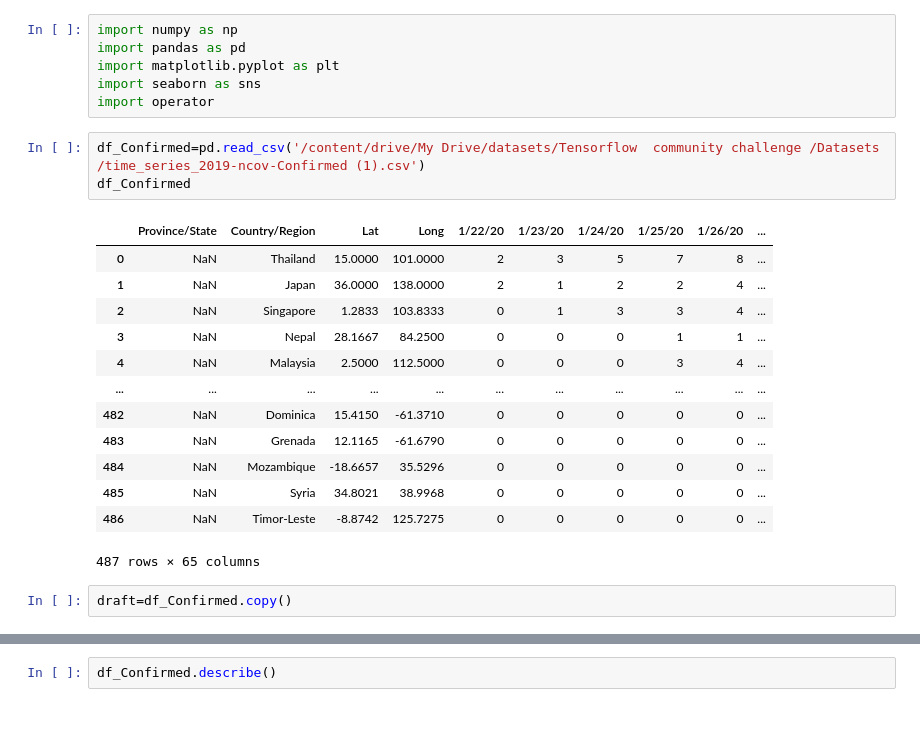
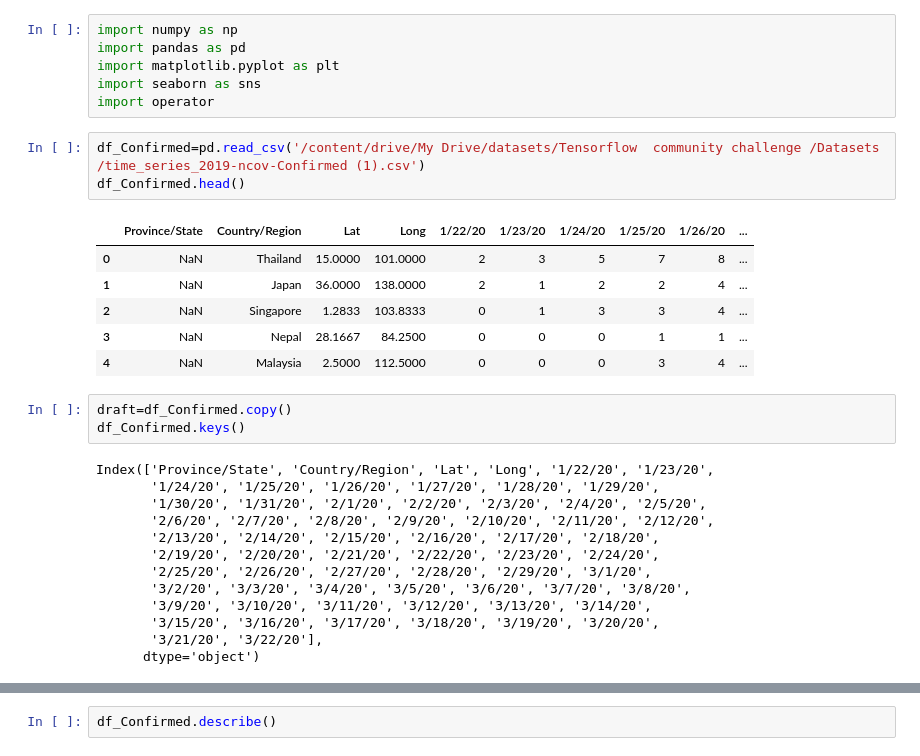
Before and after one commit to vipulgote1999/-10daysofMLChallenge, a Jupyter notebook: Day_1_.ipynb, the cells around one changed output, grey strips where cells are left out. Cells and saved outputs as stored; diff of their text form; blank space fills up the shorter version.

```diff
--- a/Day_1_.ipynb
+++ b/Day_1_.ipynb
@@ -8,20 +8,27 @@ import seaborn as sns
 import operator
 # %%
 df_Confirmed=pd.read_csv('/content/drive/My Drive/datasets/Tensorflow  community challenge /Datasets /time_series_2019-ncov-Confirmed (1).csv')
-df_Confirmed
+df_Confirmed.head()
 # %% [output]
 |  | Province/State | Country/Region | Lat | Long | 1/22/20 | 1/23/20 | 1/24/20 | 1/25/20 | 1/26/20 | ... |
 | 0 | NaN | Thailand | 15.0000 | 101.0000 | 2 | 3 | 5 | 7 | 8 | ... |
 | 1 | NaN | Japan | 36.0000 | 138.0000 | 2 | 1 | 2 | 2 | 4 | ... |
 | 2 | NaN | Singapore | 1.2833 | 103.8333 | 0 | 1 | 3 | 3 | 4 | ... |
 | 3 | NaN | Nepal | 28.1667 | 84.2500 | 0 | 0 | 0 | 1 | 1 | ... |
 | 4 | NaN | Malaysia | 2.5000 | 112.5000 | 0 | 0 | 0 | 3 | 4 | ... |
-| ... | ... | ... | ... | ... | ... | ... | ... | ... | ... | ... |
-| 482 | NaN | Dominica | 15.4150 | -61.3710 | 0 | 0 | 0 | 0 | 0 | ... |
-| 483 | NaN | Grenada | 12.1165 | -61.6790 | 0 | 0 | 0 | 0 | 0 | ... |
-| 484 | NaN | Mozambique | -18.6657 | 35.5296 | 0 | 0 | 0 | 0 | 0 | ... |
-| 485 | NaN | Syria | 34.8021 | 38.9968 | 0 | 0 | 0 | 0 | 0 | ... |
-| 486 | NaN | Timor-Leste | -8.8742 | 125.7275 | 0 | 0 | 0 | 0 | 0 | ... |
-487 rows × 65 columns
 # %%
 draft=df_Confirmed.copy()
+df_Confirmed.keys()
+# %% [output]
+Index(['Province/State', 'Country/Region', 'Lat', 'Long', '1/22/20', '1/23/20',
+       '1/24/20', '1/25/20', '1/26/20', '1/27/20', '1/28/20', '1/29/20',
+       '1/30/20', '1/31/20', '2/1/20', '2/2/20', '2/3/20', '2/4/20', '2/5/20',
+       '2/6/20', '2/7/20', '2/8/20', '2/9/20', '2/10/20', '2/11/20', '2/12/20',
+       '2/13/20', '2/14/20', '2/15/20', '2/16/20', '2/17/20', '2/18/20',
+       '2/19/20', '2/20/20', '2/21/20', '2/22/20', '2/23/20', '2/24/20',
+       '2/25/20', '2/26/20', '2/27/20', '2/28/20', '2/29/20', '3/1/20',
+       '3/2/20', '3/3/20', '3/4/20', '3/5/20', '3/6/20', '3/7/20', '3/8/20',
+       '3/9/20', '3/10/20', '3/11/20', '3/12/20', '3/13/20', '3/14/20',
+       '3/15/20', '3/16/20', '3/17/20', '3/18/20', '3/19/20', '3/20/20',
+       '3/21/20', '3/22/20'],
+      dtype='object')
```
Also changed, not shown: parts of 43 cells of this notebook.
